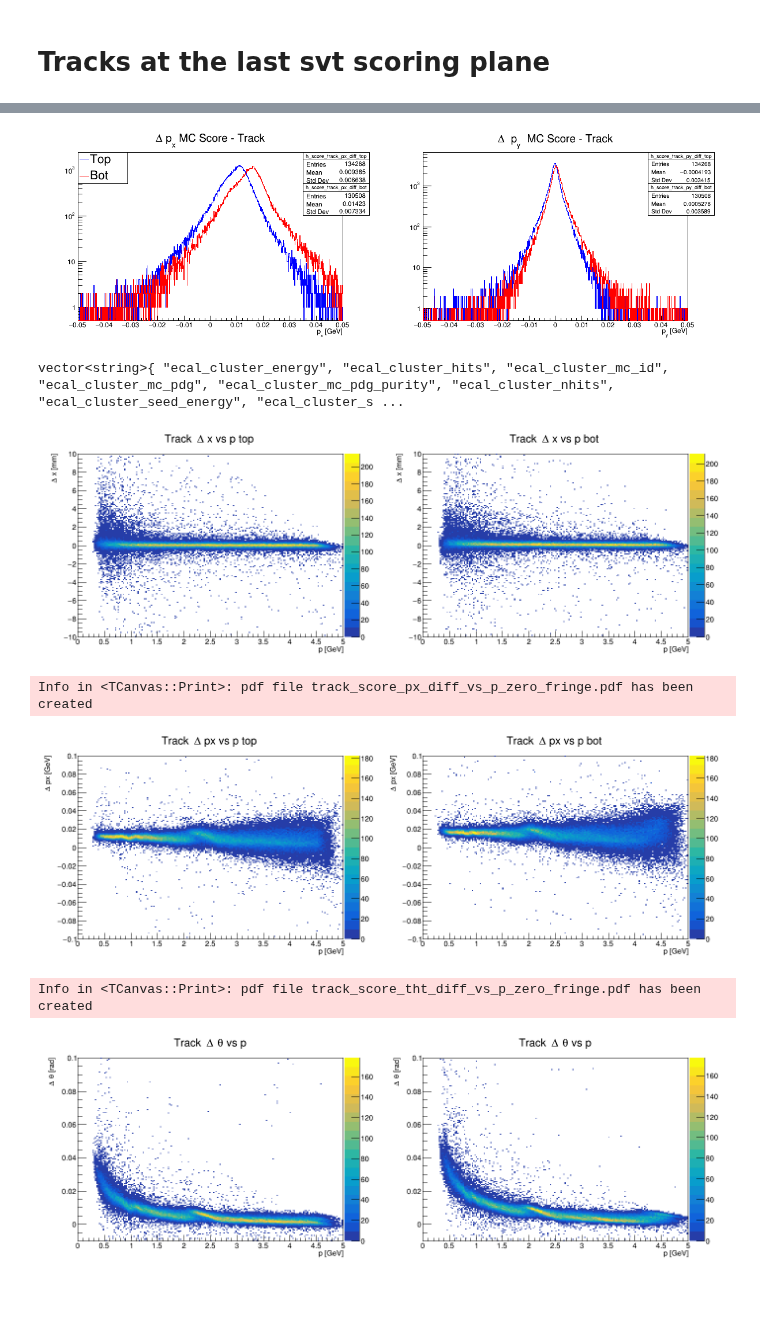
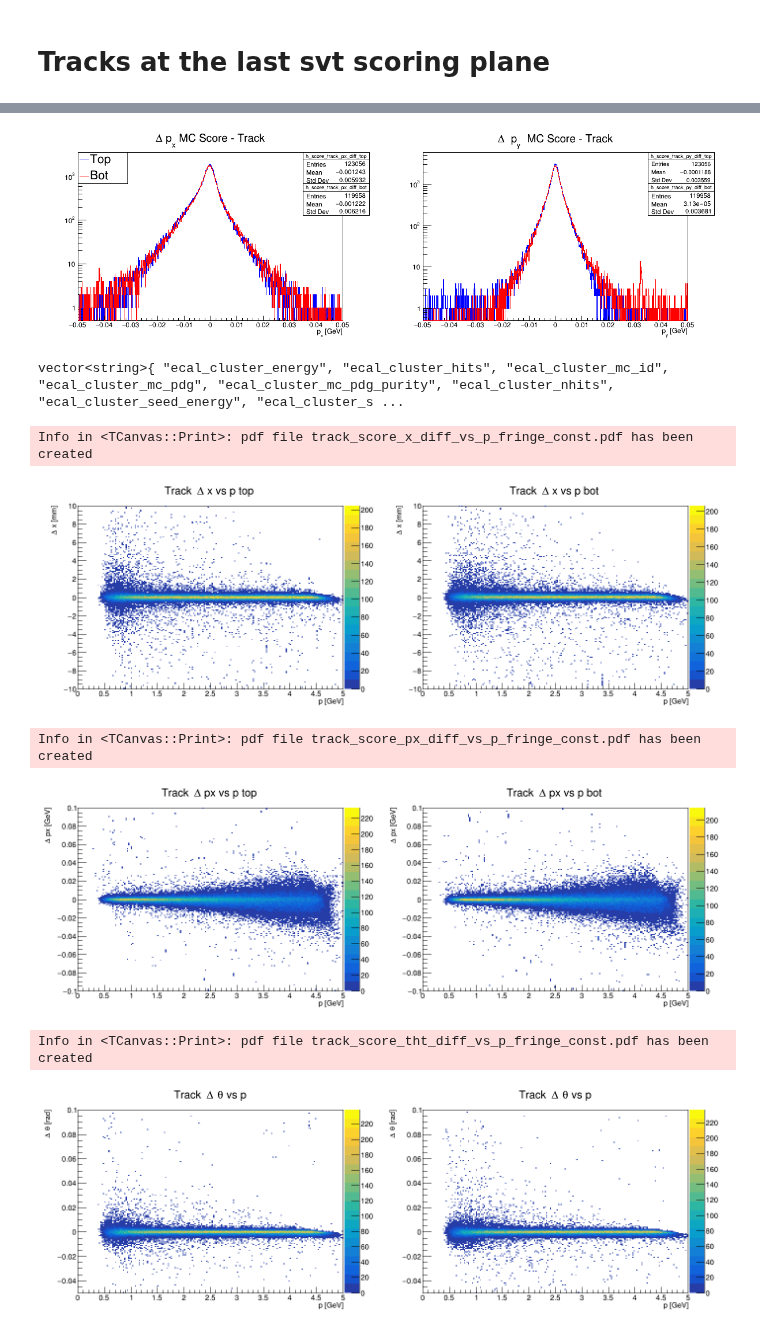
Before and after one commit to mholtrop/Analysis, a Jupyter notebook: ECAL/ECAL_Muons.ipynb, the cells around one changed output, grey strips where cells are left out. Drawn from its saved outputs; the diff is of its cells as text; code cells hidden in the pictures; blank space fills up the shorter version.

```diff
--- a/ECAL/ECAL_Muons.ipynb
+++ b/ECAL/ECAL_Muons.ipynb
@@ -43,8 +43,23 @@ python3.10 66650: res:  454.2 MB  vm:  420.5 GB
 # %%
-write_file = True
+write_file = False
+# These are the files with the normal fieldmap, with the extra information for the track state at last tracker plane information.
+# data_files_pattern = "/data/HPS/data/MC/mum_2019/mum_90*_slic_recon.root"
+#snapshot_file_name = "mum_2019_dfx_filtered.root"
+#save_name_ext = ""
+#
+#
+# These are the no_fringe_zero fieldmap files.
+#data_files_pattern = "/data/HPS/data/MC/mum_2019_trunk_field/zero_field/mum_t0_80*_slic_recon.root"
+#snapshot_file_name = "mum_2019_zero_fringe.root"
+#save_name_ext = "_fringe_zero"
+#
+snapshot_file_name = "mum_2019_const_fringe.root"
+save_name_ext = "_fringe_const"
+data_files_pattern = "/data/HPS/data/MC/mum_2019_trunk_field/const_field/mum_t0_50*_slic_recon.root"
+
+
 if write_file:
-    data_files_pattern = "/data/HPS/data/MC/mum_2019_trunk_field/zero_field/mum_t0_80*_slic_recon.root"
-    #data_files_pattern = "/data/HPS/data/MC/mum_2019/mum_90*_slic_recon.root"
+
     ch_mum = R.TChain("MiniDST")
     nf = ch_mum.Add(data_files_pattern)
     print(f"N files added: {nf}")
@@ -760,9 +777,9 @@ st_bot = h_score_track_py_diff_bot.GetListOfFunctions().FindObject("stats")
 st_bot.SetY1NDC(0.75)
 st_bot.SetY2NDC(0.6)
 
-cc14.SaveAs("track_score_px_py_differences_zero_fringe2.pdf")
+cc14.SaveAs("track_score_px_py_differences"+save_name_ext +".pdf")
 # %% [output]
-[figure, old version]
+[figure, new version]
 # %%
 dfx_f2.GetColumnNames()
 # %% [output]
@@ -773,8 +790,8 @@ h_track_diffx_vs_p_top = dfx_f3.Histo2D(("h_track_x_vs_p","Track #Delta x vs p t
 h_track_diffx_vs_p_bot = dfx_f4.Histo2D(("h_track_x_vs_p","Track #Delta x vs p bot; p [GeV]; #Delta x [mm]",200,0.,5.,200,-10,10),"track_p_at_lasthit","mc_score_track_x_diff_bot")
 h_track_diffpx_vs_p_top = dfx_f3.Histo2D(("h_track_px_vs_p","Track #Delta px vs p top; p [GeV]; #Delta px [GeV]",200,0.,5.,200,-0.1,0.1),"track_p_at_lasthit","mc_score_track_px_diff_top")
 h_track_diffpx_vs_p_bot = dfx_f4.Histo2D(("h_track_px_vs_p","Track #Delta px vs p bot; p [GeV]; #Delta px [GeV]",200,0.,5.,200,-0.1,0.1),"track_p_at_lasthit","mc_score_track_px_diff_bot")
-h_track_difftht_vs_p_top = dfx_f3.Histo2D(("h_track_tht_vs_p","Track #Delta #theta vs p; p [GeV]; #Delta #theta [rad]",200,0.,5.,200,-0.01,0.1),"track_p_at_lasthit","mc_score_track_tht_diff_top")
-h_track_difftht_vs_p_bot = dfx_f4.Histo2D(("h_track_tht_vs_p","Track #Delta #theta vs p; p [GeV]; #Delta #theta [rad]",200,0.,5.,200,-0.01,0.1),"track_p_at_lasthit","mc_score_track_tht_diff_bot")
+h_track_difftht_vs_p_top = dfx_f3.Histo2D(("h_track_tht_vs_p","Track #Delta #theta vs p; p [GeV]; #Delta #theta [rad]",200,0.,5.,200,-0.05,0.1),"track_p_at_lasthit","mc_score_track_tht_diff_top")
+h_track_difftht_vs_p_bot = dfx_f4.Histo2D(("h_track_tht_vs_p","Track #Delta #theta vs p; p [GeV]; #Delta #theta [rad]",200,0.,5.,200,-0.05,0.1),"track_p_at_lasthit","mc_score_track_tht_diff_bot")
 # %%
 cc15 = R.TCanvas("cc15","cc15",1400,500)
 cc15.Divide(2,1)
@@ -785,9 +802,10 @@ pad2 = cc15.cd(2)
 h_track_diffx_vs_p_bot.SetStats(0)
 h_track_diffx_vs_p_bot.Draw("colz")
 cc15.Draw()
-cc15.SaveAs("track_score_x_diff_vs_p_zero_fringe.pdf")
+cc15.SaveAs("track_score_x_diff_vs_p"+save_name_ext+".pdf")
 # %% [output]
+Info in <TCanvas::Print>: pdf file track_score_x_diff_vs_p_fringe_const.pdf has been created
-[figure, old version]
+[figure, new version]
 # %%
 cc16 = R.TCanvas("cc16","cc15",1400,500)
 cc16.Divide(2,1)
@@ -798,21 +816,21 @@ pad2 = cc16.cd(2)
 h_track_diffpx_vs_p_bot.SetStats(0)
 h_track_diffpx_vs_p_bot.Draw("colz")
 cc16.Draw()
-cc16.SaveAs("track_score_px_diff_vs_p_zero_fringe.pdf")
+cc16.SaveAs("track_score_px_diff_vs_p"+save_name_ext+".pdf")
 # %% [output]
-Info in <TCanvas::Print>: pdf file track_score_px_diff_vs_p_zero_fringe.pdf has been created
+Info in <TCanvas::Print>: pdf file track_score_px_diff_vs_p_fringe_const.pdf has been created
-[figure, old version]
+[figure, new version]
 # %%
 cc17 = R.TCanvas("cc17","cc17",1400,500)
 cc17.Divide(2,1)
 pad1 = cc17.cd(1)
 h_track_difftht_vs_p_top.SetStats(0)
 h_track_difftht_vs_p_top.Draw("colz")
 pad2 = cc17.cd(2)
 h_track_difftht_vs_p_bot.SetStats(0)
 h_track_difftht_vs_p_bot.Draw("colz")
 cc17.Draw()
-cc17.SaveAs("track_score_tht_diff_vs_p_zero_fringe.pdf")
+cc17.SaveAs("track_score_tht_diff_vs_p"+save_name_ext+".pdf")
 # %% [output]
-Info in <TCanvas::Print>: pdf file track_score_tht_diff_vs_p_zero_fringe.pdf has been created
+Info in <TCanvas::Print>: pdf file track_score_tht_diff_vs_p_fringe_const.pdf has been created
-[figure, old version]
+[figure, new version]
```
Also changed, not shown: parts of 15 cells of this notebook.
